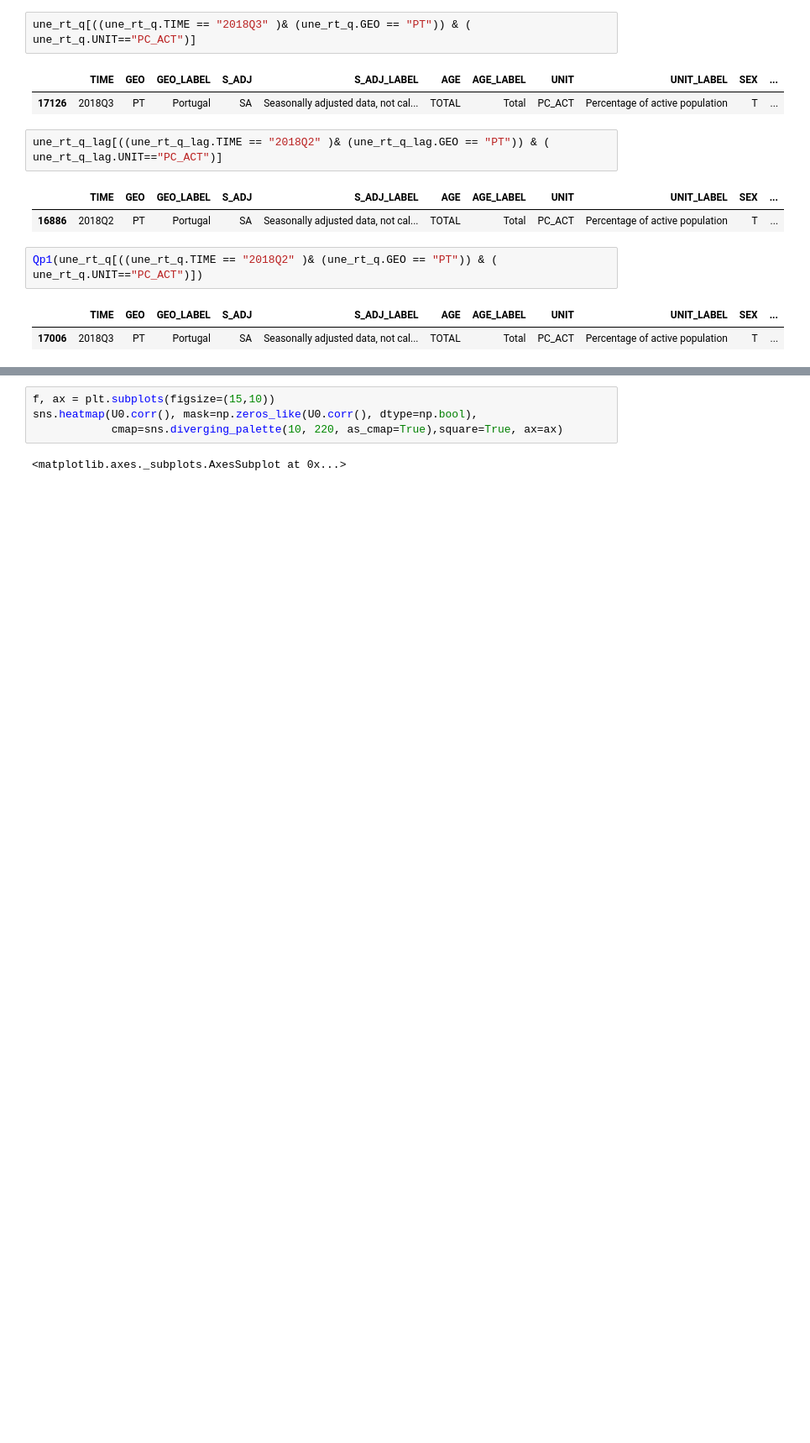
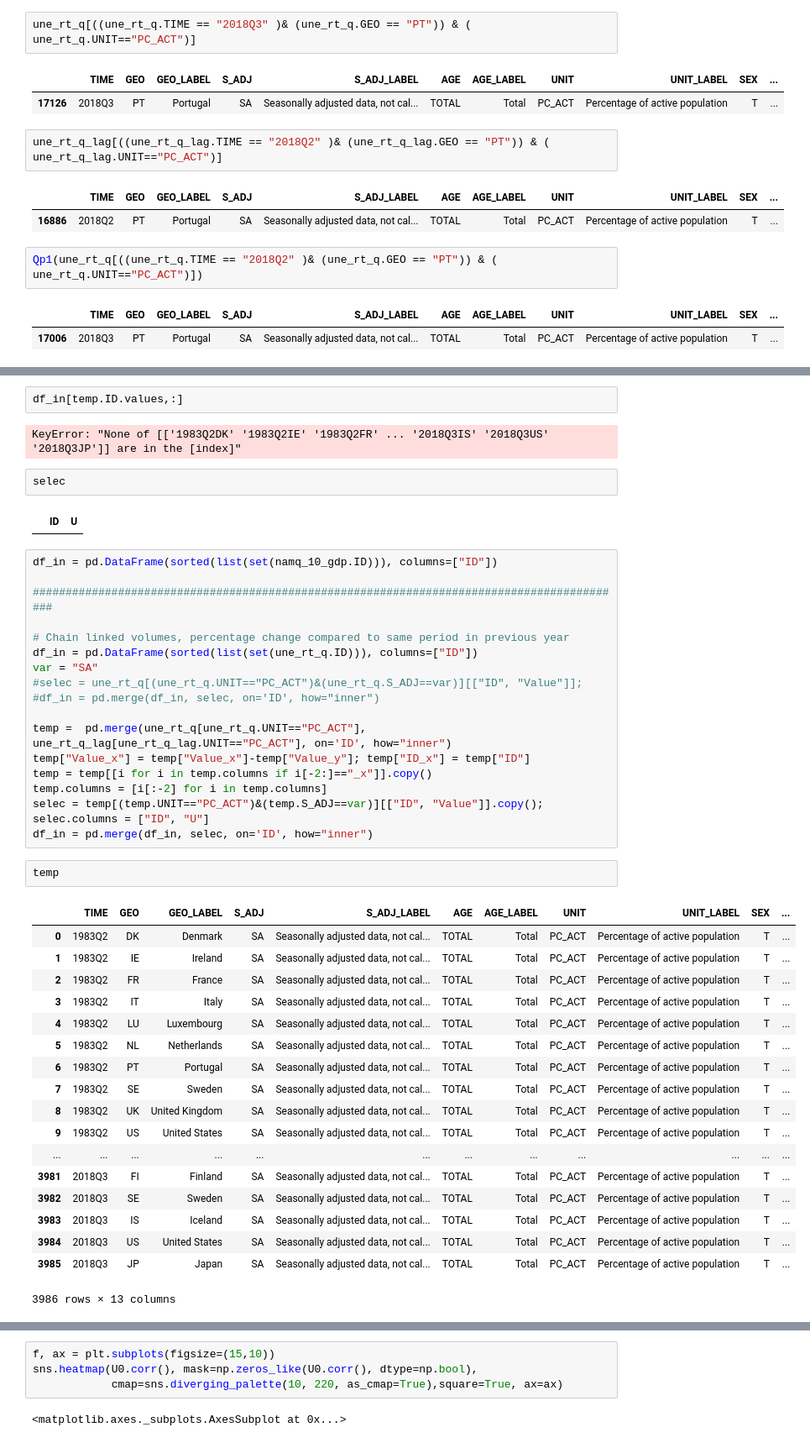
Before and after one commit to boturon/NovaSBE_Courses, a Jupyter notebook: 1107_macroeconomic-policies/assignment/pred-gdp/data.ipynb, the cells around one changed output, grey strips where cells are left out. Shown at 84% size. Saved outputs shown, nothing was run; the diff lists cells and outputs as text; blank space fills up the shorter version.

```diff
--- a/1107_macroeconomic-policies/assignment/pred-gdp/data.ipynb
+++ b/1107_macroeconomic-policies/assignment/pred-gdp/data.ipynb
@@ -1019,0 +1107,46 @@ namq_10_fcs.head(2)
+# %%
+df_in[temp.ID.values,:]
+# %% [output]
+KeyError: "None of [['1983Q2DK' '1983Q2IE' '1983Q2FR' ... '2018Q3IS' '2018Q3US' '2018Q3JP']] are in the [index]"
+# %%
+selec
+# %% [output]
+|  | ID | U |
+# %%
+df_in = pd.DataFrame(sorted(list(set(namq_10_gdp.ID))), columns=["ID"])
+
+###########################################################################################
+
+# Chain linked volumes, percentage change compared to same period in previous year
+df_in = pd.DataFrame(sorted(list(set(une_rt_q.ID))), columns=["ID"])
+var = "SA"
+#selec = une_rt_q[(une_rt_q.UNIT=="PC_ACT")&(une_rt_q.S_ADJ==var)][["ID", "Value"]];
+#df_in = pd.merge(df_in, selec, on='ID', how="inner")
+
+temp =  pd.merge(une_rt_q[une_rt_q.UNIT=="PC_ACT"], une_rt_q_lag[une_rt_q_lag.UNIT=="PC_ACT"], on='ID', how="inner")
+temp["Value_x"] = temp["Value_x"]-temp["Value_y"]; temp["ID_x"] = temp["ID"]
+temp = temp[[i for i in temp.columns if i[-2:]=="_x"]].copy()
+temp.columns = [i[:-2] for i in temp.columns]
+selec = temp[(temp.UNIT=="PC_ACT")&(temp.S_ADJ==var)][["ID", "Value"]].copy(); selec.columns = ["ID", "U"]
+df_in = pd.merge(df_in, selec, on='ID', how="inner")
+# %%
+temp
+# %% [output]
+|  | TIME | GEO | GEO_LABEL | S_ADJ | S_ADJ_LABEL | AGE | AGE_LABEL | UNIT | UNIT_LABEL | SEX | ... |
+| 0 | 1983Q2 | DK | Denmark | SA | Seasonally adjusted data, not cal... | TOTAL | Total | PC_ACT | Percentage of active population | T | ... |
+| 1 | 1983Q2 | IE | Ireland | SA | Seasonally adjusted data, not cal... | TOTAL | Total | PC_ACT | Percentage of active population | T | ... |
+| 2 | 1983Q2 | FR | France | SA | Seasonally adjusted data, not cal... | TOTAL | Total | PC_ACT | Percentage of active population | T | ... |
+| 3 | 1983Q2 | IT | Italy | SA | Seasonally adjusted data, not cal... | TOTAL | Total | PC_ACT | Percentage of active population | T | ... |
+| 4 | 1983Q2 | LU | Luxembourg | SA | Seasonally adjusted data, not cal... | TOTAL | Total | PC_ACT | Percentage of active population | T | ... |
+| 5 | 1983Q2 | NL | Netherlands | SA | Seasonally adjusted data, not cal... | TOTAL | Total | PC_ACT | Percentage of active population | T | ... |
+| 6 | 1983Q2 | PT | Portugal | SA | Seasonally adjusted data, not cal... | TOTAL | Total | PC_ACT | Percentage of active population | T | ... |
+| 7 | 1983Q2 | SE | Sweden | SA | Seasonally adjusted data, not cal... | TOTAL | Total | PC_ACT | Percentage of active population | T | ... |
+| 8 | 1983Q2 | UK | United Kingdom | SA | Seasonally adjusted data, not cal... | TOTAL | Total | PC_ACT | Percentage of active population | T | ... |
+| 9 | 1983Q2 | US | United States | SA | Seasonally adjusted data, not cal... | TOTAL | Total | PC_ACT | Percentage of active population | T | ... |
+| ... | ... | ... | ... | ... | ... | ... | ... | ... | ... | ... | ... |
+| 3981 | 2018Q3 | FI | Finland | SA | Seasonally adjusted data, not cal... | TOTAL | Total | PC_ACT | Percentage of active population | T | ... |
+| 3982 | 2018Q3 | SE | Sweden | SA | Seasonally adjusted data, not cal... | TOTAL | Total | PC_ACT | Percentage of active population | T | ... |
+| 3983 | 2018Q3 | IS | Iceland | SA | Seasonally adjusted data, not cal... | TOTAL | Total | PC_ACT | Percentage of active population | T | ... |
+| 3984 | 2018Q3 | US | United States | SA | Seasonally adjusted data, not cal... | TOTAL | Total | PC_ACT | Percentage of active population | T | ... |
+| 3985 | 2018Q3 | JP | Japan | SA | Seasonally adjusted data, not cal... | TOTAL | Total | PC_ACT | Percentage of active population | T | ... |
+3986 rows × 13 columns
```
Also changed, not shown: parts of 17 cells of this notebook, 1 other file.
